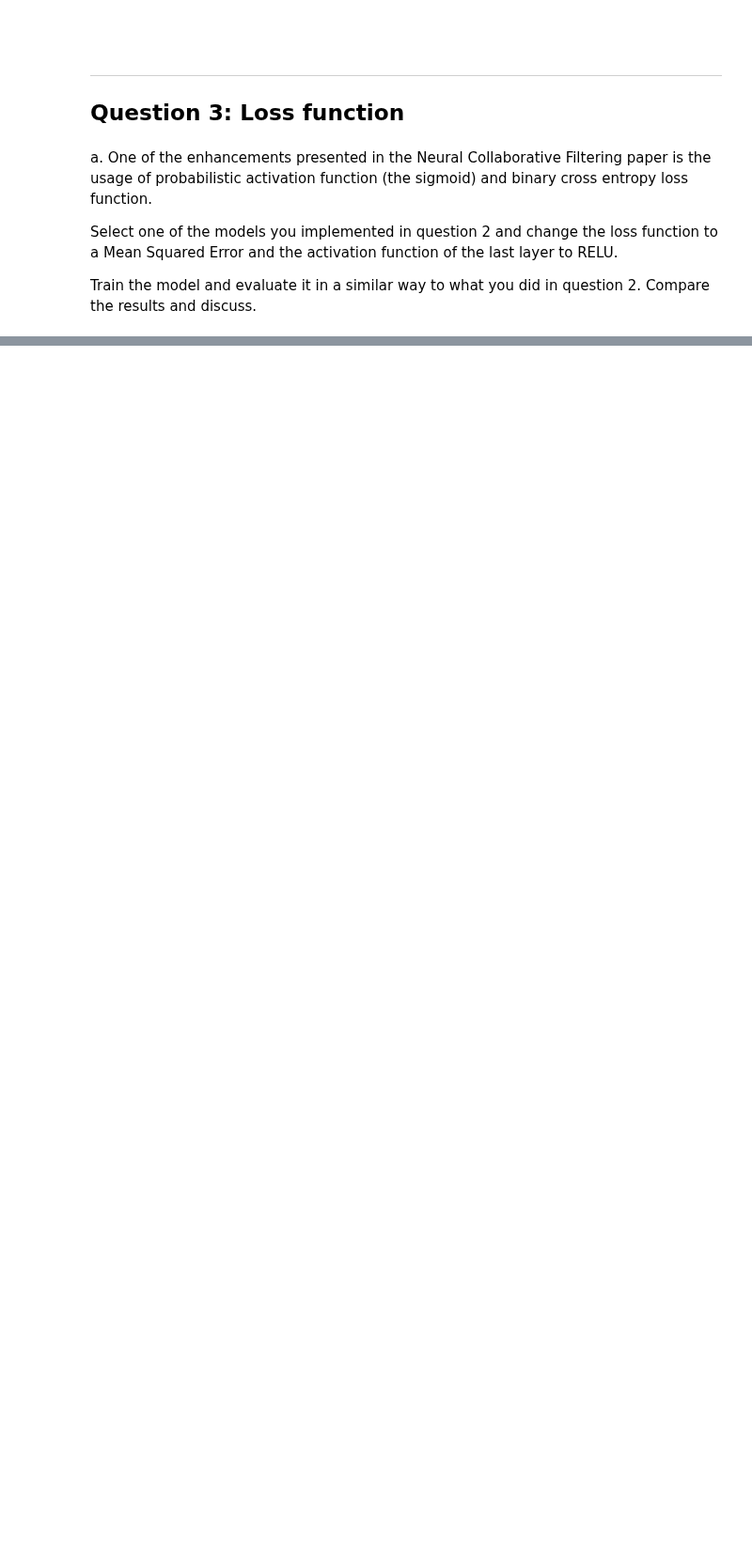
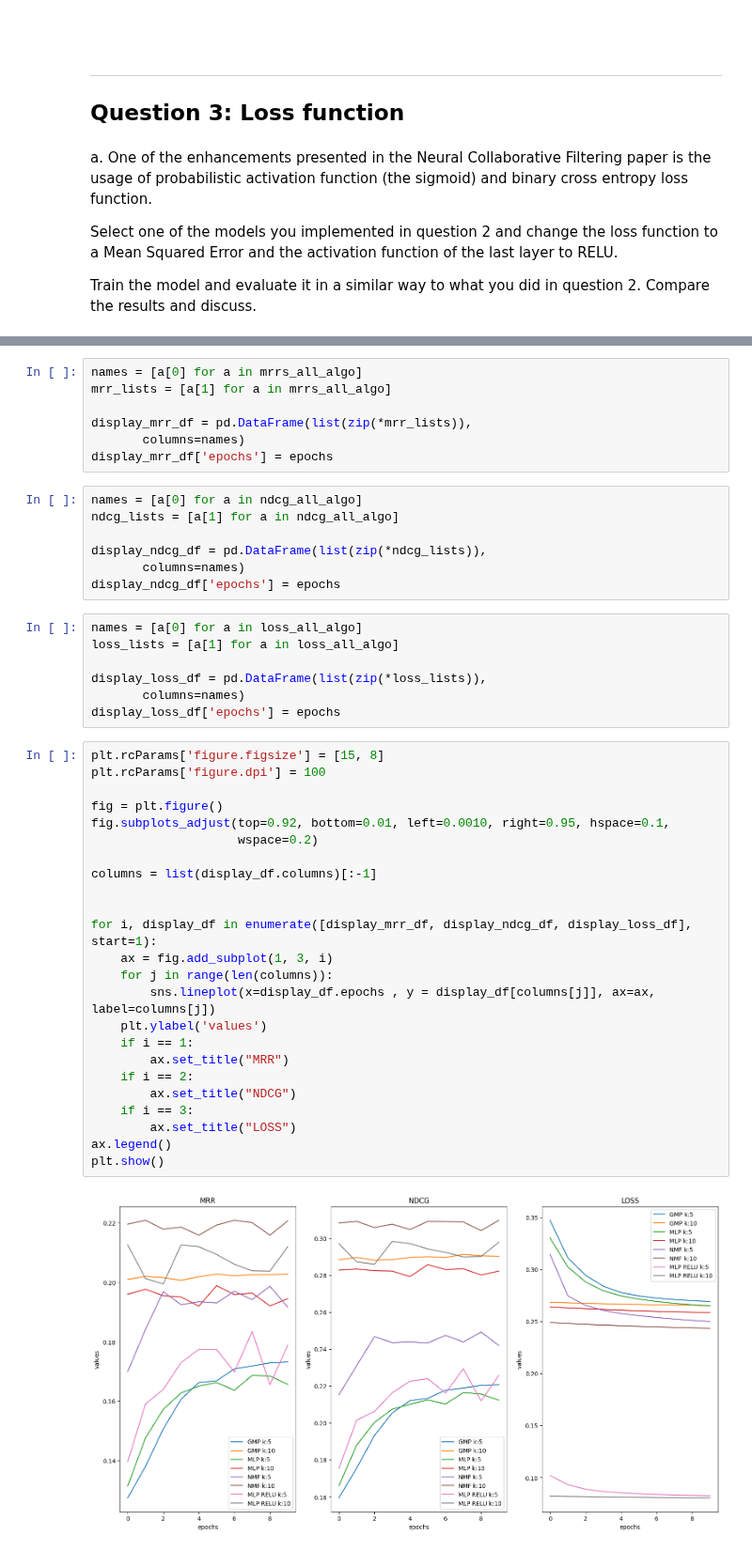
Before and after one commit to Nesher123/Recommendation-Systems, a Jupyter notebook: HW3/HW3-DONT_DELETE.ipynb, the cells around one changed output, grey strips where cells are left out. Shown at 94% size. Drawn from its saved outputs; the diff is of its cells as text; blank space fills up the shorter version.

```diff
--- a/HW3/HW3-DONT_DELETE.ipynb
+++ b/HW3/HW3-DONT_DELETE.ipynb
@@ -472,0 +738,47 @@ ________________________________________________________________________________
+# %%
+names = [a[0] for a in mrrs_all_algo]
+mrr_lists = [a[1] for a in mrrs_all_algo]
+
+display_mrr_df = pd.DataFrame(list(zip(*mrr_lists)),
+       columns=names)
+display_mrr_df['epochs'] = epochs
+# %%
+names = [a[0] for a in ndcg_all_algo]
+ndcg_lists = [a[1] for a in ndcg_all_algo]
+
+display_ndcg_df = pd.DataFrame(list(zip(*ndcg_lists)),
+       columns=names)
+display_ndcg_df['epochs'] = epochs
+# %%
+names = [a[0] for a in loss_all_algo]
+loss_lists = [a[1] for a in loss_all_algo]
+
+display_loss_df = pd.DataFrame(list(zip(*loss_lists)),
+       columns=names)
+display_loss_df['epochs'] = epochs
+# %%
+plt.rcParams['figure.figsize'] = [15, 8]
+plt.rcParams['figure.dpi'] = 100
+
+fig = plt.figure()
+fig.subplots_adjust(top=0.92, bottom=0.01, left=0.0010, right=0.95, hspace=0.1,
+                    wspace=0.2)
+
+columns = list(display_df.columns)[:-1]
+
+
+for i, display_df in enumerate([display_mrr_df, display_ndcg_df, display_loss_df], start=1):
+    ax = fig.add_subplot(1, 3, i)
+    for j in range(len(columns)):
+        sns.lineplot(x=display_df.epochs , y = display_df[columns[j]], ax=ax, label=columns[j])
+    plt.ylabel('values')
+    if i == 1:
+        ax.set_title("MRR")
+    if i == 2:
+        ax.set_title("NDCG")
+    if i == 3:
+        ax.set_title("LOSS")
+ax.legend()
+plt.show()
+# %% [output]
+[figure, added]
```
Also changed, not shown: parts of 26 cells of this notebook, 8 other files.
